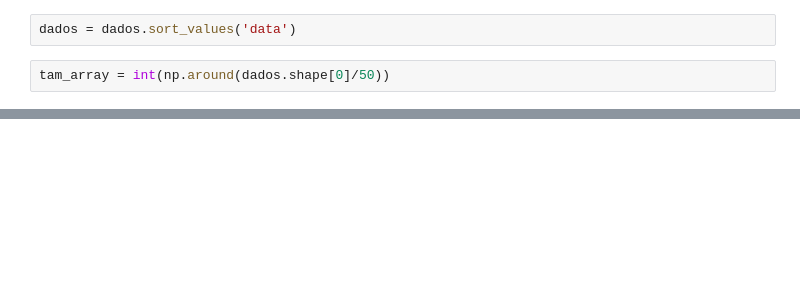
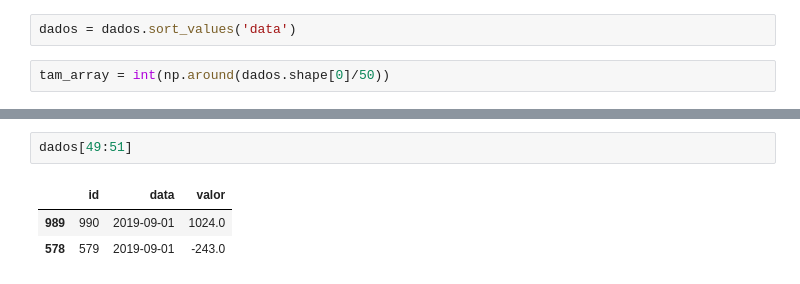
Before and after one commit to etgcrog/numpy_learning, a Jupyter notebook: Atividade13.ipynb, the cells around one changed output, grey strips where cells are left out. Saved outputs shown, nothing was run; the diff lists cells and outputs as text; blank space fills up the shorter version.

```diff
--- a/Atividade13.ipynb
+++ b/Atividade13.ipynb
@@ -104,0 +139,6 @@ medias
+# %%
+dados[49:51]
+# %% [output]
+|  | id | data | valor |
+| 989 | 990 | 2019-09-01 | 1024.0 |
+| 578 | 579 | 2019-09-01 | -243.0 |
```
Also changed, not shown: parts of 14 cells of this notebook, 2 other files.
